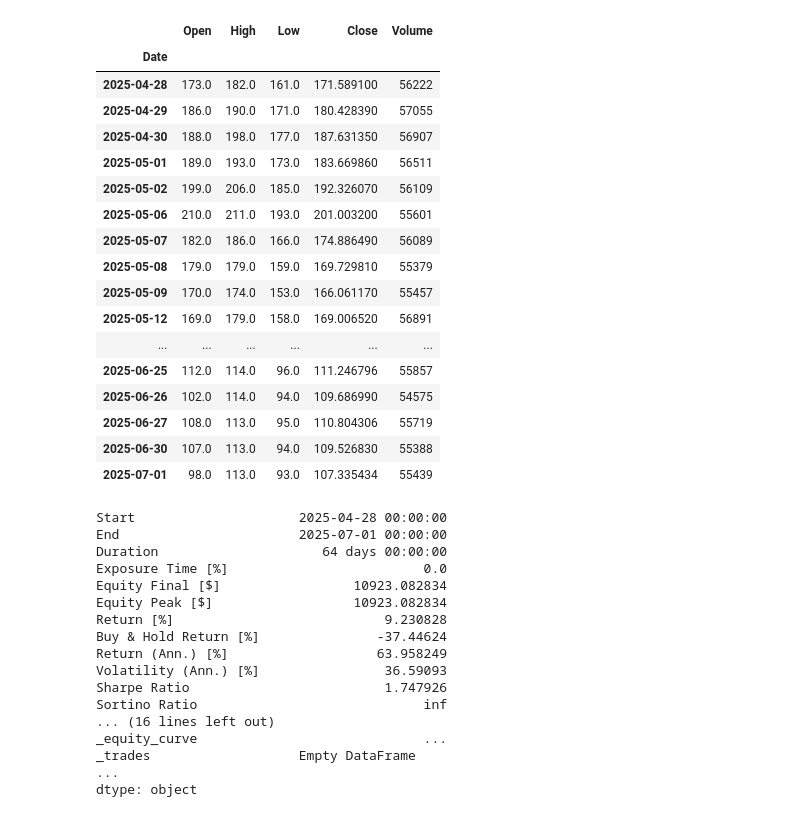
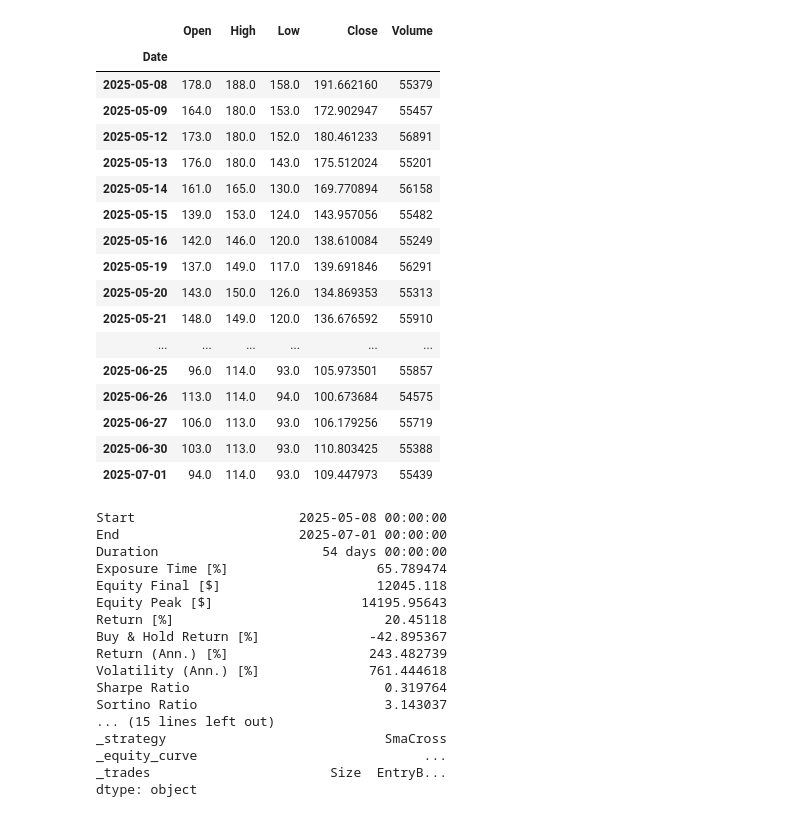
Before and after one commit to UoB-DSMP-2023-24/dsmp-2024-group22, a Jupyter notebook: K-line chart/LSTM trading test.ipynb, the cells around one changed output. Drawn from its saved outputs; the diff is of its cells as text; code cells hidden in the pictures.

```diff
--- a/K-line chart/LSTM trading test.ipynb
+++ b/K-line chart/LSTM trading test.ipynb
@@ -117,30 +56,29 @@ filtered_df
-# %%
-filtered_df=filtered_df.set_index("Date")
-filtered_df
-# %% [output]
-|  | Open | High | Low | Close | Volume |
-| Date |  |  |  |  |  |
-| 2025-04-28 | 173.0 | 182.0 | 161.0 | 171.589100 | 56222 |
-| 2025-04-29 | 186.0 | 190.0 | 171.0 | 180.428390 | 57055 |
-| 2025-04-30 | 188.0 | 198.0 | 177.0 | 187.631350 | 56907 |
-| 2025-05-01 | 189.0 | 193.0 | 173.0 | 183.669860 | 56511 |
-| 2025-05-02 | 199.0 | 206.0 | 185.0 | 192.326070 | 56109 |
-| 2025-05-06 | 210.0 | 211.0 | 193.0 | 201.003200 | 55601 |
-| 2025-05-07 | 182.0 | 186.0 | 166.0 | 174.886490 | 56089 |
-| 2025-05-08 | 179.0 | 179.0 | 159.0 | 169.729810 | 55379 |
-| 2025-05-09 | 170.0 | 174.0 | 153.0 | 166.061170 | 55457 |
-| 2025-05-12 | 169.0 | 179.0 | 158.0 | 169.006520 | 56891 |
-| ... | ... | ... | ... | ... | ... |
-| 2025-06-25 | 112.0 | 114.0 | 96.0 | 111.246796 | 55857 |
-| 2025-06-26 | 102.0 | 114.0 | 94.0 | 109.686990 | 54575 |
-| 2025-06-27 | 108.0 | 113.0 | 95.0 | 110.804306 | 55719 |
-| 2025-06-30 | 107.0 | 113.0 | 94.0 | 109.526830 | 55388 |
-| 2025-07-01 | 98.0 | 113.0 | 93.0 | 107.335434 | 55439 |
+# %%
+df_predict=df_predict.set_index("Date")
+df_predict
+# %% [output]
+|  | Open | High | Low | Close | Volume |
+| Date |  |  |  |  |  |
+| 2025-05-08 | 178.0 | 188.0 | 158.0 | 191.662160 | 55379 |
+| 2025-05-09 | 164.0 | 180.0 | 153.0 | 172.902947 | 55457 |
+| 2025-05-12 | 173.0 | 180.0 | 152.0 | 180.461233 | 56891 |
+| 2025-05-13 | 176.0 | 180.0 | 143.0 | 175.512024 | 55201 |
+| 2025-05-14 | 161.0 | 165.0 | 130.0 | 169.770894 | 56158 |
+| 2025-05-15 | 139.0 | 153.0 | 124.0 | 143.957056 | 55482 |
+| 2025-05-16 | 142.0 | 146.0 | 120.0 | 138.610084 | 55249 |
+| 2025-05-19 | 137.0 | 149.0 | 117.0 | 139.691846 | 56291 |
+| 2025-05-20 | 143.0 | 150.0 | 126.0 | 134.869353 | 55313 |
+| 2025-05-21 | 148.0 | 149.0 | 120.0 | 136.676592 | 55910 |
+| ... | ... | ... | ... | ... | ... |
+| 2025-06-25 | 96.0 | 114.0 | 93.0 | 105.973501 | 55857 |
+| 2025-06-26 | 113.0 | 114.0 | 94.0 | 100.673684 | 54575 |
+| 2025-06-27 | 106.0 | 113.0 | 93.0 | 106.179256 | 55719 |
+| 2025-06-30 | 103.0 | 113.0 | 93.0 | 110.803425 | 55388 |
+| 2025-07-01 | 94.0 | 114.0 | 93.0 | 109.447973 | 55439 |
 # %%
 class SmaCross(Strategy):
-    n1 = 5
-    n2 = 10
-
+    n1 = 1
+    n2 = 3
     def init(self):
         close = self.data.Close
         self.sma1 = self.I(SMA, close, self.n1)
@@ -151,29 +89,29 @@ class SmaCross(Strategy):
             self.buy()
         elif crossover(self.sma2, self.sma1):
             self.sell()
-bt = Backtest(filtered_df, SmaCross,
+bt = Backtest(df_predict, SmaCross,
               cash=10000, commission=.002,
               exclusive_orders=True)
 
 output = bt.run()
 output
 # %% [output]
-Start                     2025-04-28 00:00:00
+Start                     2025-05-08 00:00:00
 End                       2025-07-01 00:00:00
-Duration                     64 days 00:00:00
-Exposure Time [%]                         0.0
-Equity Final [$]                 10923.082834
-Equity Peak [$]                  10923.082834
-Return [%]                           9.230828
-Buy & Hold Return [%]               -37.44624
-Return (Ann.) [%]                   63.958249
-Volatility (Ann.) [%]                36.59093
-Sharpe Ratio                         1.747926
-Sortino Ratio                             inf
-... (16 lines left out)
+Duration                     54 days 00:00:00
+Exposure Time [%]                   65.789474
+Equity Final [$]                    12045.118
+Equity Peak [$]                   14195.95643
+Return [%]                           20.45118
+Buy & Hold Return [%]              -42.895367
+Return (Ann.) [%]                  243.482739
+Volatility (Ann.) [%]              761.444618
+Sharpe Ratio                         0.319764
+Sortino Ratio                        3.143037
+... (15 lines left out)
+_strategy                            SmaCross
 _equity_curve                             ...
-_trades                   Empty DataFrame
-...
+_trades                       Size  EntryB...
 dtype: object
 # %%
 bt.plot()
```
Also changed, not shown: parts of 6 cells of this notebook.
